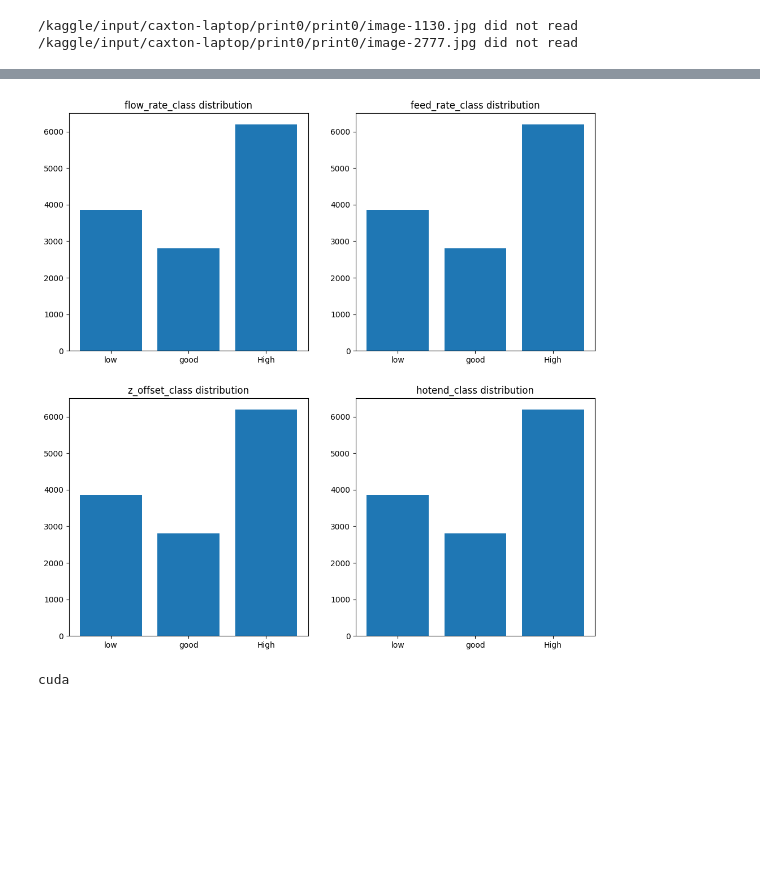
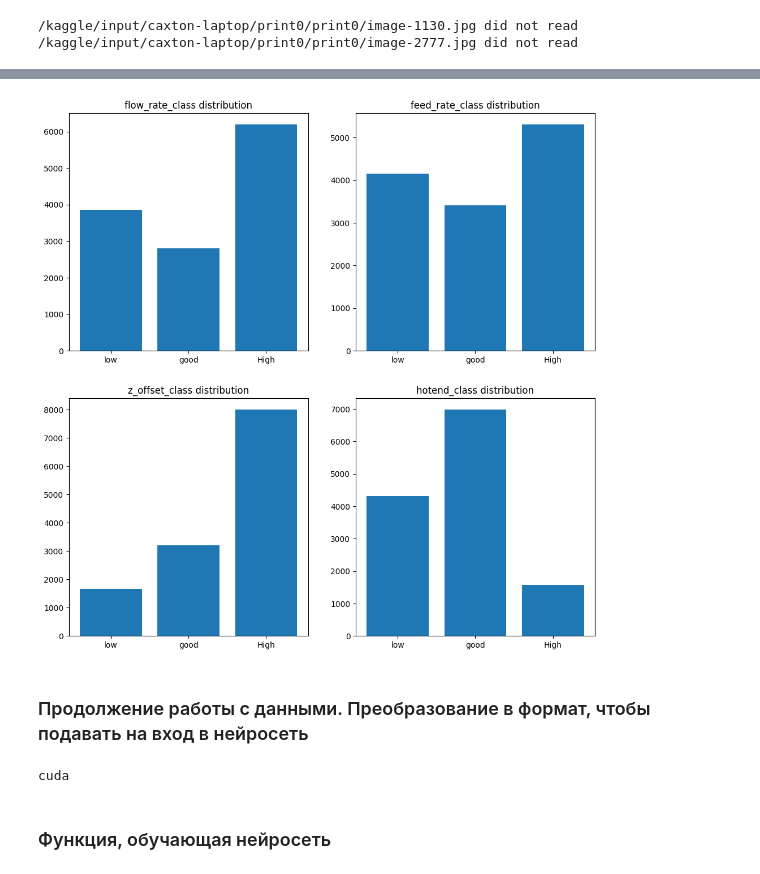
Before and after one commit to r73lan/ResNet50_EfficientNet_caxton, a Jupyter notebook: caxton_dataset_with_resnet.ipynb, the cells around one changed output, grey strips where cells are left out. Drawn from its saved outputs; the diff is of its cells as text; code cells hidden in the pictures; blank space fills up the shorter version.

```diff
--- a/caxton_dataset_with_resnet.ipynb
+++ b/caxton_dataset_with_resnet.ipynb
@@ -62,20 +79,22 @@ t = df['hotend_class'].value_counts()
 # %%
 f, ax = plt.subplots(2,2, figsize=(12,12))
 ax[0,0].bar(fl.index, fl.values)
 ax[0,0].set_xticks([0,1, 2],['low','good', 'High'])
 ax[0,0].set_title('flow_rate_class distribution')
-ax[0,1].bar(fl.index, fl.values)
+ax[0,1].bar(fe.index, fe.values)
 ax[0,1].set_xticks([0,1, 2],['low','good', 'High'])
 ax[0,1].set_title('feed_rate_class distribution')
-ax[1,0].bar(fl.index, fl.values)
+ax[1,0].bar(z.index, z.values)
 ax[1,0].set_xticks([0,1, 2],['low','good', 'High'])
 ax[1,0].set_title('z_offset_class distribution')
-ax[1,1].bar(fl.index, fl.values)
+ax[1,1].bar(t.index, t.values)
 ax[1,1].set_xticks([0,1, 2],['low','good', 'High'])
 ax[1,1].set_title('hotend_class distribution')
 plt.show()
 # %% [output]
-[figure, old version]
+[figure, new version]
+# %% [markdown]
+### Продолжение работы с данными. Преобразование в формат, чтобы подавать на вход в нейросеть
 # %%
 #совмещаю все изобр в единый tensor X, и создаю метки Y
 X = torch.stack(images)
@@ -99,6 +118,8 @@ device = torch.device('cuda' if torch.cuda.is_available() else 'cpu')
 print(device)
 # %% [output]
 cuda
+# %% [markdown]
+### Функция, обучающая нейросеть
 # %%
 def train(model, opt, loss_fn, epochs, data_tr, data_val, history):
     for epoch in range(epochs):
```
Also changed, not shown: parts of 17 cells of this notebook.
